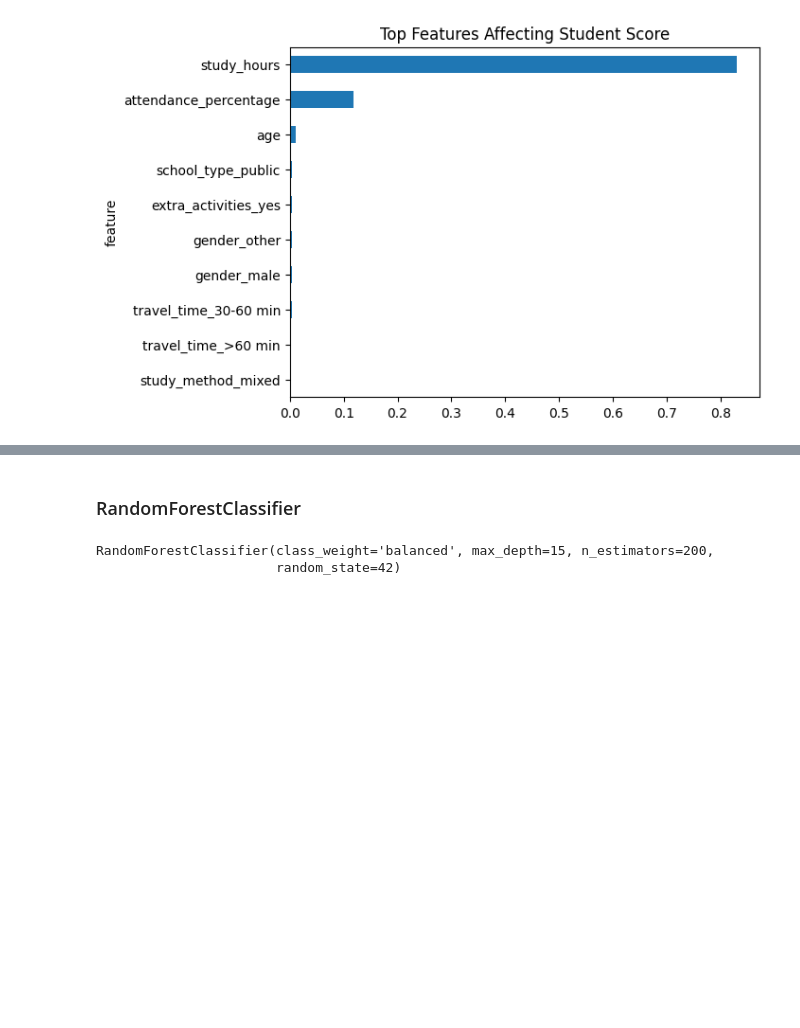
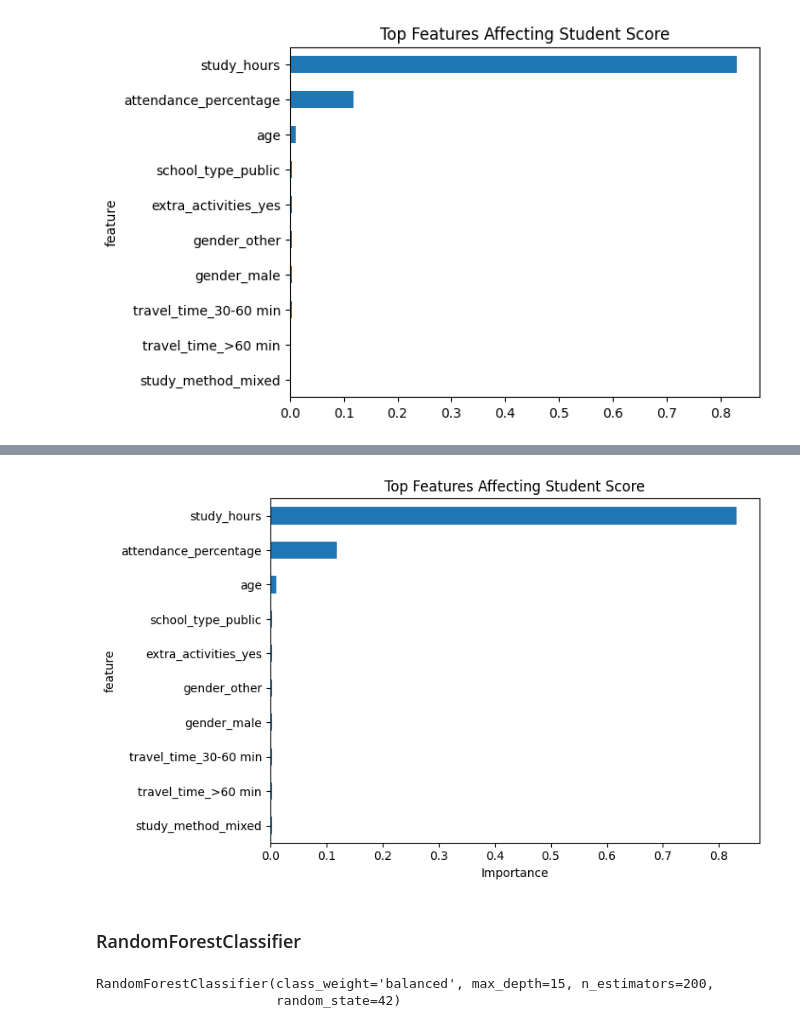
Before and after one commit to Yousef-Aied/student-performance-prediction, a Jupyter notebook: StudentRegressorExamScore.ipynb, the cells around one changed output, grey strips where cells are left out. Saved outputs shown, nothing was run; the diff lists cells and outputs as text; code cells hidden in the pictures; blank space fills up the shorter version.

Commit message:
model feature

```diff
--- a/StudentRegressorExamScore.ipynb
+++ b/StudentRegressorExamScore.ipynb
@@ -171,3 +187,30 @@ plt.show()
+# %%
+importance = model.feature_importances_
+# %%
+features = X.columns
+
+feat_imp = pd.DataFrame({
+    "feature": features,
+    "importance": importance
+}).sort_values(by="importance", ascending=False)
+# %%
+feat_imp.head(10).plot(
+    kind="barh",
+    x="feature",
+    y="importance",
+    legend=False,
+    figsize=(8,5)
+)
+
+plt.gca().invert_yaxis()
+plt.title("Top Features Affecting Student Score")
+plt.xlabel("Importance")
+plt.tight_layout()
+plt.show()
+# %% [output]
+[figure, added]
+# %% [markdown]
+### RandomForestClassifier
 # %%
 def label_score(x):
     if x < 60:
@@ -190,8 +233,6 @@ X_cls = pd.get_dummies(X_cls, drop_first=True)
 X_train_cls, X_test_cls, y_train_cls, y_test_cls = train_test_split(
     X_cls, y_cls, test_size=0.2, random_state=42
 )
-# %% [markdown]
-### RandomForestClassifier
 # %%
 from sklearn.ensemble import RandomForestClassifier
 
```
Also changed, not shown: parts of 6 cells of this notebook.
